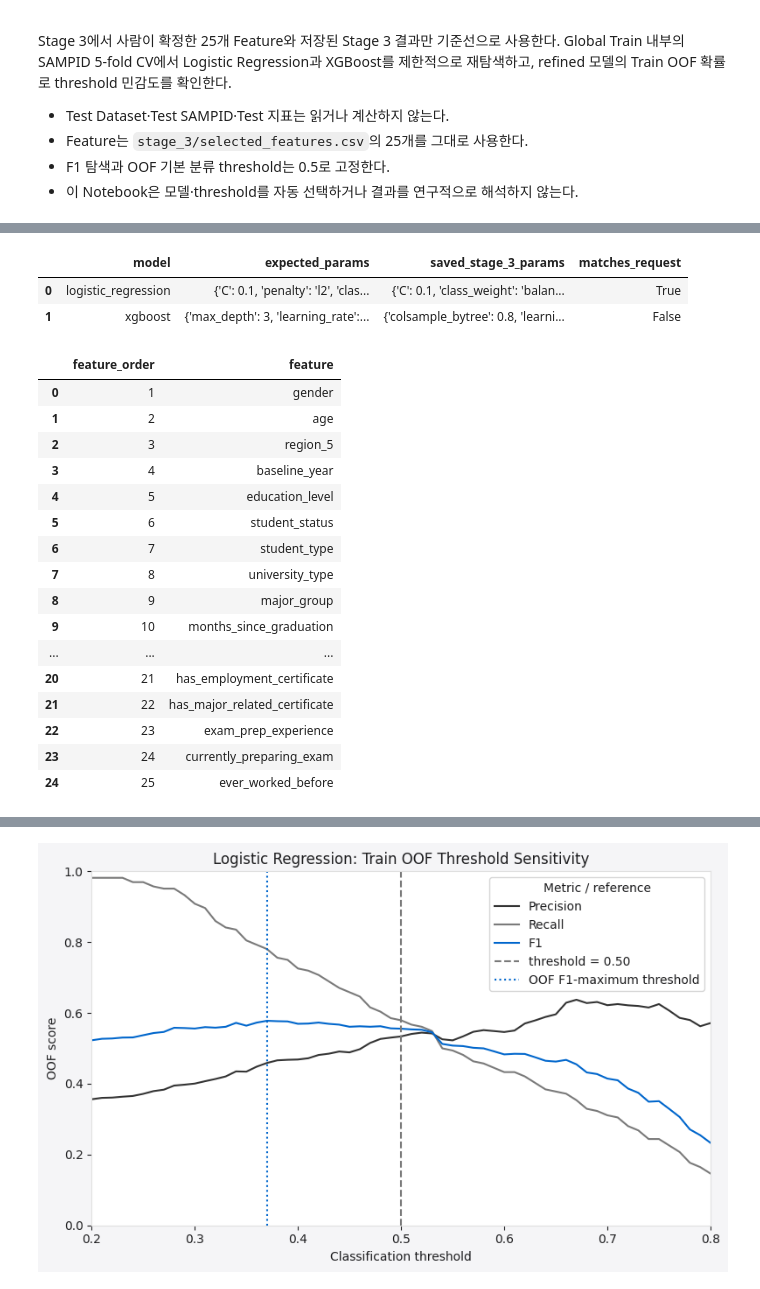
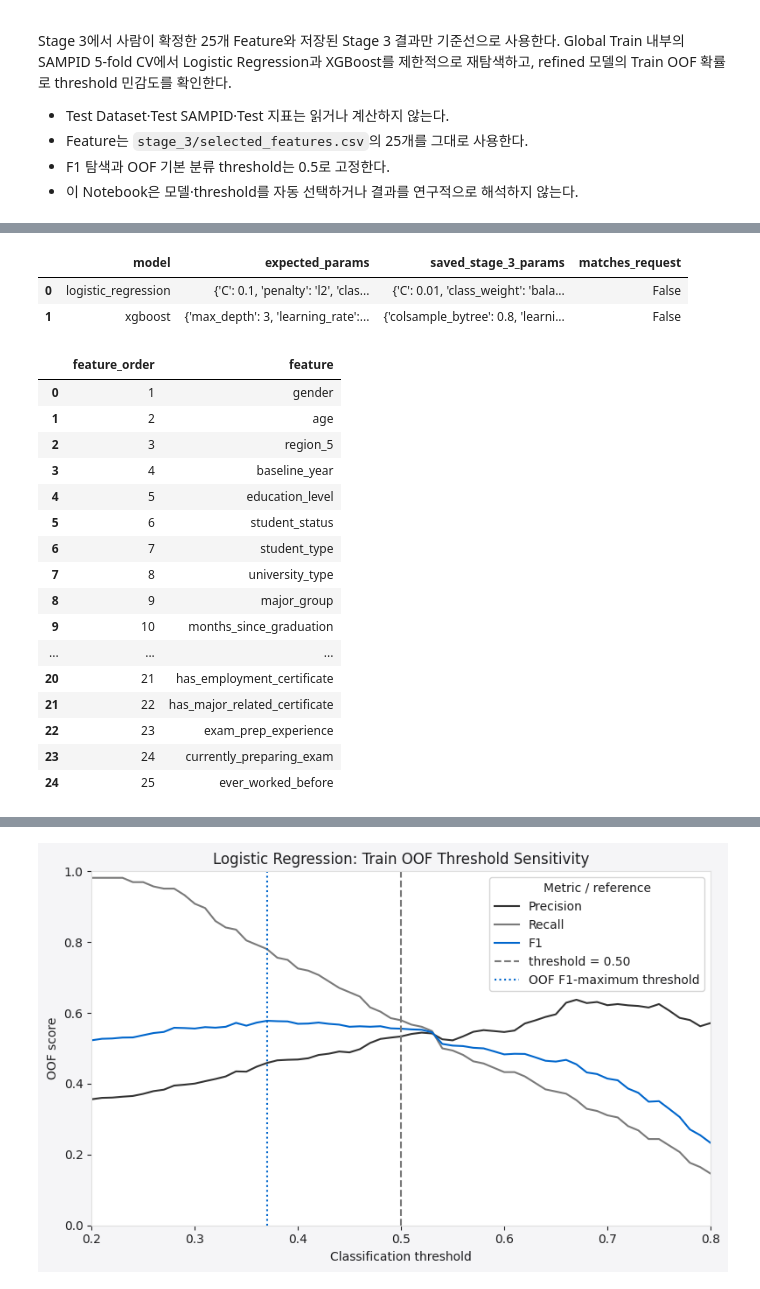
Before and after one commit to khuda-data/10th-toy-team1, a Jupyter notebook: sandbox/cepil/engineering/03_5_final_tuning.ipynb, the cells around one changed output, grey strips where cells are left out. Drawn from its saved outputs; the diff is of its cells as text; code cells hidden in the pictures.

```diff
--- a/sandbox/cepil/engineering/03_5_final_tuning.ipynb
+++ b/sandbox/cepil/engineering/03_5_final_tuning.ipynb
@@ -47,8 +47,8 @@ EXPERIMENT = 'baseline_42features'
 RESULT_ROOT = ROOT / 'data' / 'result' / EXPERIMENT
 DATASET_PATH = RESULT_ROOT / 'datasets' / 'local_dataset.parquet'
 SPLIT_PATH = RESULT_ROOT / 'splits' / 'split_ids.csv'
-STAGE_3_DIR = RESULT_ROOT / 'modeling' / 'stage_3_local_group3' # 여기 바꾸기 25개 피처 결과물 저장했던 폴더랑 경로 같아야함
-OUTPUT_DIR = RESULT_ROOT / 'modeling' / 'stage_3_5_local_group3' # 여기 바꾸기
+STAGE_3_DIR = RESULT_ROOT / 'modeling' / 'stage_3_local_group3_2' # 여기 바꾸기 25개 피처 결과물 저장했던 폴더랑 경로 같아야함
+OUTPUT_DIR = RESULT_ROOT / 'modeling' / 'stage_3_5_local_group3_2' # 여기 바꾸기
 FEATURE_CONFIG = ROOT / 'code' / 'config' / 'features.yaml'
 MODEL_CONFIG = ROOT / 'code' / 'config' / 'model_config.yaml'
 
@@ -60,7 +60,7 @@ LABELS = {'logistic_regression': 'Logistic Regression', 'xgboost': 'XGBoost'}
 plt.rcParams.update({'figure.facecolor': '#f5f5f7', 'axes.facecolor': '#ffffff', 'axes.edgecolor': '#e0e0e0', 'text.color': '#1d1d1f', 'axes.labelcolor': '#1d1d1f', 'xtick.color': '#1d1d1f', 'ytick.color': '#1d1d1f'})
 # %%
 # Train만 로드한다. load_saved_global_train은 Test DatasetBundle을 만들지 않는다.                     # 이 주석 아래쪽 group명 바꾸기
-required_paths = [DATASET_PATH, SPLIT_PATH, STAGE_3_DIR / 'selected_features.csv', STAGE_3_DIR / 'group3_second_stage_summary.csv', STAGE_3_DIR / 'best_params.json', STAGE_3_DIR / 'fold_f1.json', FEATURE_CONFIG, MODEL_CONFIG]
+required_paths = [DATASET_PATH, SPLIT_PATH, STAGE_3_DIR / 'selected_features.csv', STAGE_3_DIR / 'group3_2_second_stage_summary.csv', STAGE_3_DIR / 'best_params.json', STAGE_3_DIR / 'fold_f1.json', FEATURE_CONFIG, MODEL_CONFIG]
 missing_paths = [str(path) for path in required_paths if not path.exists()]
 if missing_paths:
     raise FileNotFoundError('필요한 Stage 3.5 입력 파일이 없습니다:\n' + '\n'.join(missing_paths))
@@ -72,7 +72,7 @@ selected_features = pd.read_csv(STAGE_3_DIR / 'selected_features.csv')['feature'
 if len(selected_features) != 25 or len(set(selected_features)) != 25:
     raise ValueError('Stage 3 selected_features.csv는 중복 없는 25개 Feature여야 합니다.')
 train_bundle = select_bundle_features(train_bundle, selected_features, name='global_stage_3_5_train')
-stage3_summary = pd.read_csv(STAGE_3_DIR / 'group3_second_stage_summary.csv') # 여기도 그룹명 바꾸기
+stage3_summary = pd.read_csv(STAGE_3_DIR / 'group3_2_second_stage_summary.csv') # 여기도 그룹명 바꾸기
 stage3_params = json.loads((STAGE_3_DIR / 'best_params.json').read_text(encoding='utf-8'))
 stage3_fold_f1 = load_stage_fold_f1(STAGE_3_DIR)
 config = load_model_config(MODEL_CONFIG)
@@ -80,34 +80,34 @@ refinement = refinement_config(MODEL_CONFIG)
 
 preflight = pd.DataFrame([{
     'train_rows': len(train_bundle.X),
     'train_unique_SAMPID': train_bundle.groups.nunique(),
     'selected_feature_count': len(selected_features),
     'test_used': False,
     'cv_splitter': f"StratifiedGroupKFold(n_splits={config['split']['cv_n_splits']}, shuffle={config['split']['shuffle']}, random_state={config['split']['random_state']})",
     'group_column': 'SAMPID',
     'scoring': config['tuning']['scoring'],
     'threshold': config['tuning']['threshold'],
     'lr_combinations': count_grid_combinations(refinement['logistic_regression']),
     'lr_expected_cv_fits': count_grid_combinations(refinement['logistic_regression']) * 5,
     'xgb_stage_a_combinations': count_grid_combinations(refinement['xgboost']['stage_a']),
     'xgb_stage_a_expected_cv_fits': count_grid_combinations(refinement['xgboost']['stage_a']) * 5,
     'xgb_stage_b_combinations': count_grid_combinations(refinement['xgboost']['stage_b']),
     'xgb_stage_b_expected_cv_fits': count_grid_combinations(refinement['xgboost']['stage_b']) * 5,
     'xgb_stage_c_combinations': count_grid_combinations(refinement['xgboost']['stage_c']),
     'xgb_stage_c_expected_cv_fits': count_grid_combinations(refinement['xgboost']['stage_c']) * 5,
     'total_core_cv_fits': 725,
 }])
 display(preflight)
 if preflight.loc[0, 'lr_expected_cv_fits'] != 140 or preflight.loc[0, 'xgb_stage_a_expected_cv_fits'] != 405 or preflight.loc[0, 'xgb_stage_b_expected_cv_fits'] != 135 or preflight.loc[0, 'xgb_stage_c_expected_cv_fits'] != 45:
     raise ValueError('Stage 3.5 GridSearch 조합 수가 요청한 725 CV fits와 다릅니다.')
 
 display(stage3_parameter_comparison(stage3_params))
 display(pd.DataFrame({'feature_order': range(1, 26), 'feature': selected_features}))
 # %% [output]
 |  | train_rows | train_unique_SAMPID | selected_feature_count | test_used | cv_splitter | group_column | scoring | ... |
 | 0 | 474 | 307 | 25 | False | StratifiedGroupKFold(n_splits=5, ... | SAMPID | f1 | ... |
 |  | model | expected_params | saved_stage_3_params | matches_request |
-| 0 | logistic_regression | {'C': 0.1, 'penalty': 'l2', 'clas... | {'C': 0.1, 'class_weight': 'balan... | True |
+| 0 | logistic_regression | {'C': 0.1, 'penalty': 'l2', 'clas... | {'C': 0.01, 'class_weight': 'bala... | False |
 | 1 | xgboost | {'max_depth': 3, 'learning_rate':... | {'colsample_bytree': 0.8, 'learni... | False |
 |  | feature_order | feature |
 | 0 | 1 | gender |
```
Also changed, not shown: parts of 3 cells of this notebook, 3 other files.
